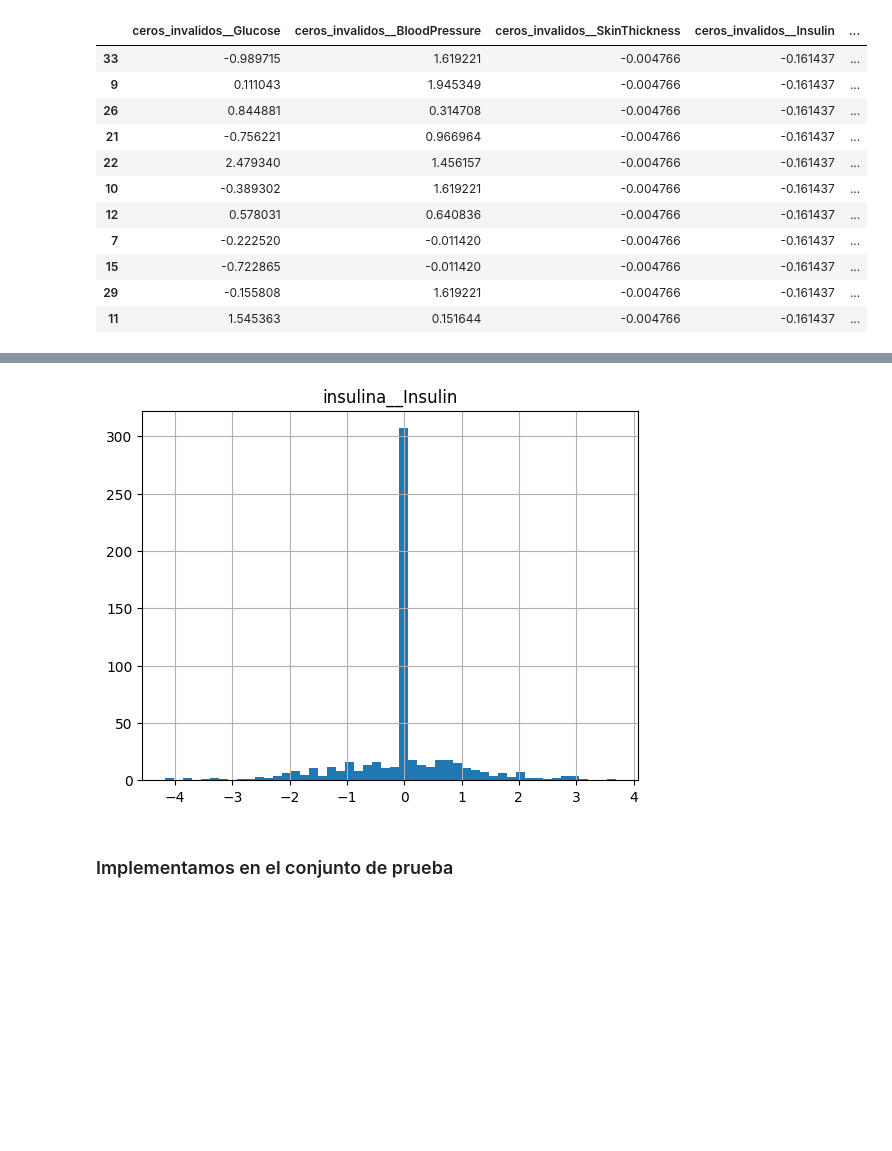
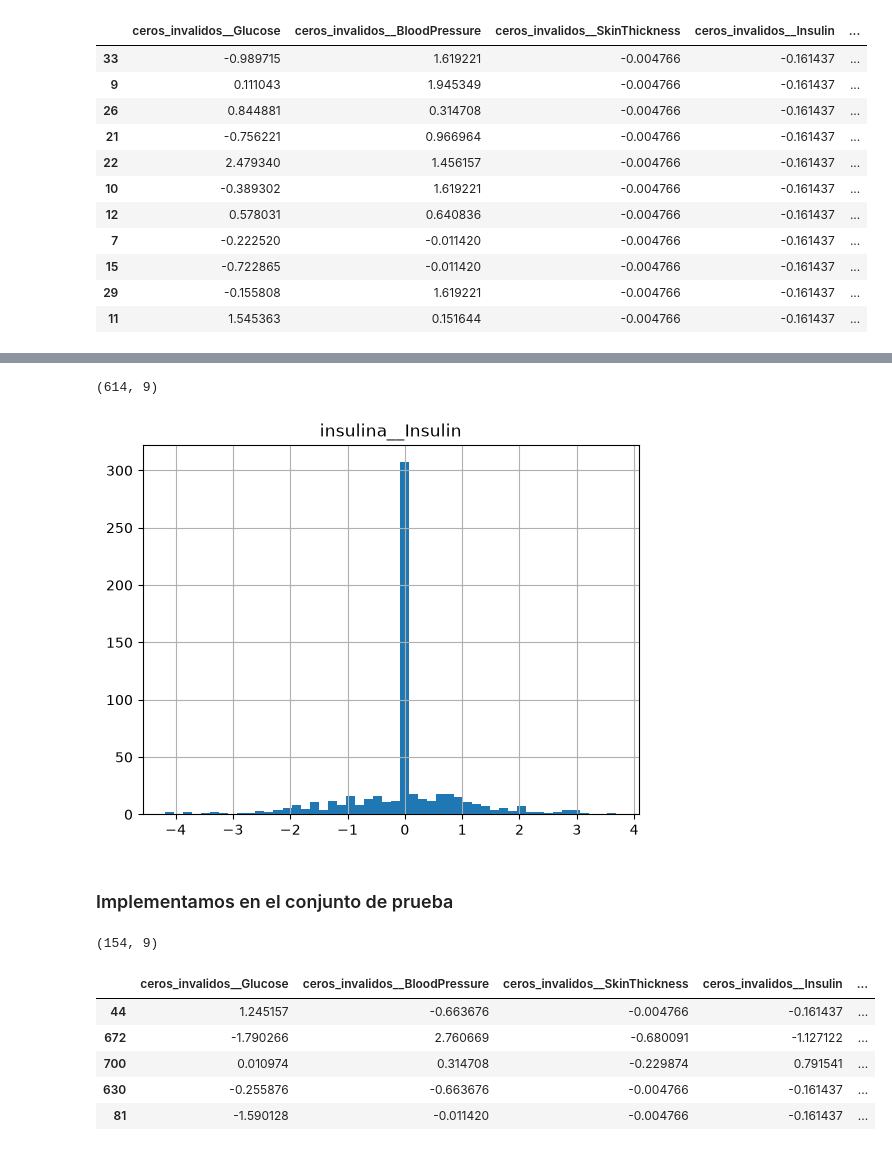
Before and after one commit to LuciaSaravia/Aprendizaje-Automatico, a Jupyter notebook: TP2_pipelines_grupo_5.ipynb, the cells around one changed output, grey strips where cells are left out. Saved outputs shown, nothing was run; the diff lists cells and outputs as text; code cells hidden in the pictures; blank space fills up the shorter version.

```diff
--- a/TP2_pipelines_grupo_5.ipynb
+++ b/TP2_pipelines_grupo_5.ipynb
@@ -113,9 +113,10 @@ La distribución de Insulin se vuelve más simétrica despues de la transformaci
 # %%
 def cero_a_nan(X):
     "Convierte los ceros (fisiologicamente imposibles) a NaN"
-    X= np.asarray(X, dtype="float").copy() #copiamos el array para no modificar el original
-    X[X == 0] = np.nan
-    return X
+    #X= np.asarray(X, dtype="float").copy() #copiamos el array para no modificar el original
+    #X[X == 0] = np.nan
+    #return X
+    return X.replace(0, np.nan) #reemplazamos los ceros por NaN --> esta forma me parece mas facil pero deja la que te guste
 
 cero_a_nan_transformer = FunctionTransformer(cero_a_nan, feature_names_out="one-to-one")
 # %%
@@ -220,9 +218,13 @@ df_diabetes_prepared.shape #cantidad de filas y columnas del dataset de entrenam
+# %%
+df_diabetes_prepared.shape #cantidad de filas y columnas del dataset de entrenamiento transformado
+# %% [output]
+(614, 9)
 # %%
 df_diabetes_prepared[['insulina__Insulin']].hist(bins=50)
 
 plt.show()
 # %% [output]
-[figure, old version]
+[figure, new version]
 # %% [markdown]
 ### Implementamos en el conjunto de prueba
 # %%
@@ -230,6 +232,20 @@ plt.show()
 test_prepared  = preprocessing.transform(d_test)        # usa parámetros aprendidos para transformar el test
 # %%
 test_prepared.shape # cantidad de filas y columnas del dataset de prueba transformado
+# %% [output]
+(154, 9)
+# %%
+df_test_prepared = pd.DataFrame(
+    test_prepared,
+    columns=preprocessing.get_feature_names_out(),index=d_test.index)
+df_test_prepared.head()
+# %% [output]
+|  | ceros_invalidos__Glucose | ceros_invalidos__BloodPressure | ceros_invalidos__SkinThickness | ceros_invalidos__Insulin | ... |
+| 44 | 1.245157 | -0.663676 | -0.004766 | -0.161437 | ... |
+| 672 | -1.790266 | 2.760669 | -0.680091 | -1.127122 | ... |
+| 700 | 0.010974 | 0.314708 | -0.229874 | 0.791541 | ... |
+| 630 | -0.255876 | -0.663676 | -0.004766 | -0.161437 | ... |
+| 81 | -1.590128 | -0.011420 | -0.004766 | -0.161437 | ... |
 # %% [markdown]
 - ¿Cuál es la diferencia entre los métodos fit( ), transform( ) y fit_transform( )?
     - `fit()`: calcula/ajusta los parámetros (p. ej. medianas, medias, escalas) a partir de un valor x
```
Also changed, not shown: parts of 9 cells of this notebook.
